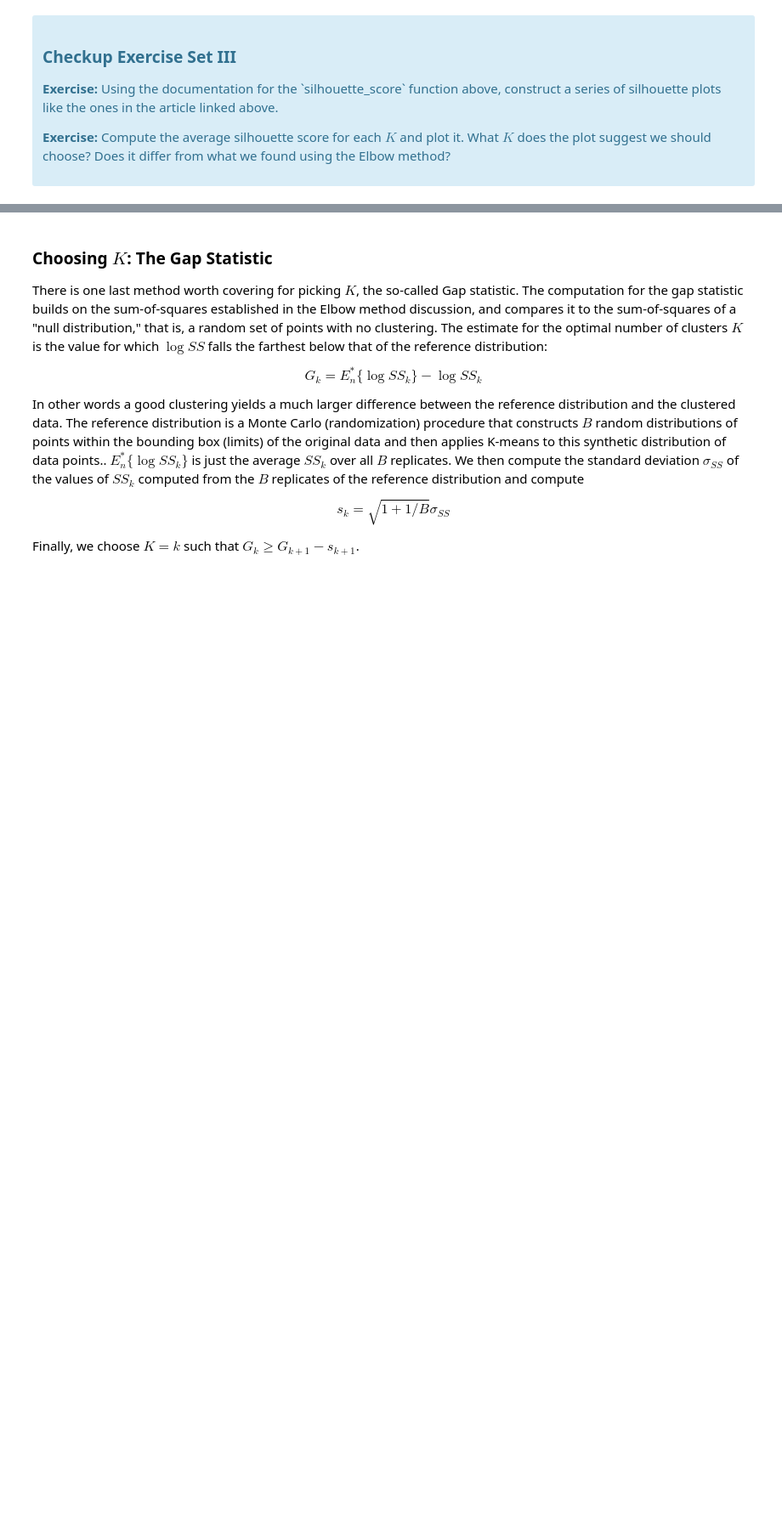
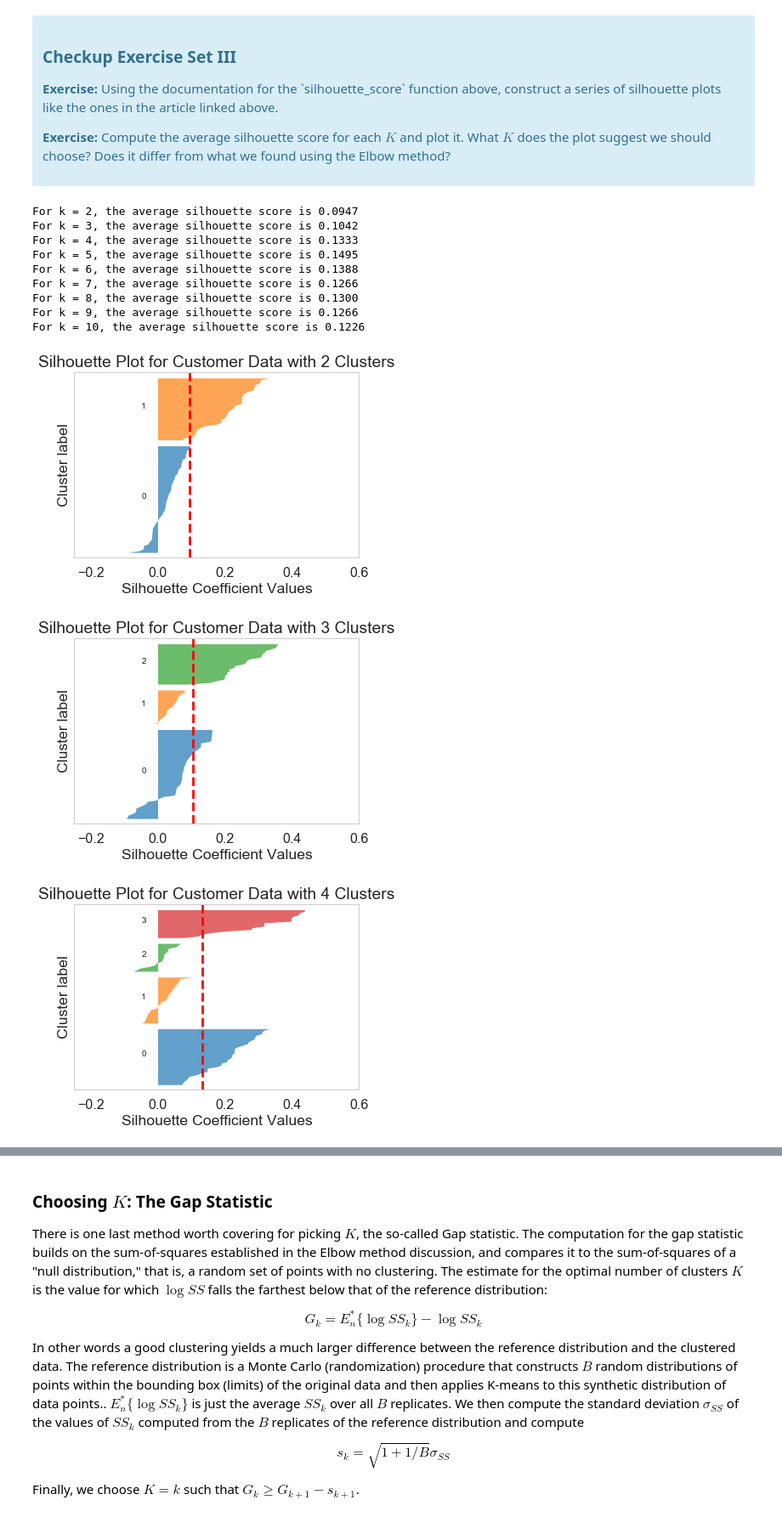
Before and after one commit to karahahn/clustering-customer-segmentation, a Jupyter notebook: Mini_Project_Clustering.ipynb, the cells around one changed output, grey strips where cells are left out. Shown at 85% size. Saved outputs shown, nothing was run; the diff lists cells and outputs as text; code cells hidden in the pictures; blank space fills up the shorter version.

```diff
--- a/Mini_Project_Clustering.ipynb
+++ b/Mini_Project_Clustering.ipynb
@@ -187,0 +188,71 @@ Fortunately, scikit-learn provides a function to compute this for us (phew!) cal
+# %%
+# your turn
+from sklearn.metrics import silhouette_score, silhouette_samples
+import matplotlib.cm as cm
+
+#fig = plt.figure()
+for k in k_range:
+
+    # build the KMeans model and obtain cluster labels
+
+    # a random state of 5 is used for consistency with the above results
+    clusterer = KMeans(n_clusters = k, random_state = 5)
+    cluster_labels = clusterer.fit_predict(x_cols)
+
+    # get silhouette score and print result
+    silhouette_avg = silhouette_score(x_cols, cluster_labels)
+    print("For k = %.0f, the average silhouette score is %.4f" % (k, silhouette_avg))
+
+    # get silhouette scores for each observation
+    obs_silhouette = silhouette_samples(x_cols, cluster_labels)
+
+    # build graphs for the distances in each cluster
+
+    # build framework for graphs
+    fig,ax = plt.subplots(1,1)
+    #ax = fig.add_subplot(3,3,k-1)
+    ax.set_xlim([-0.25, 0.6])
+    ax.set_ylim([0, len(x_cols) + (k + 1) * 2.5])
+
+    # build graphs by building data
+
+    y_lower = 2.5                                              # starting lower bound; will be updated as the graph is built
+    for i in range(k):
+        # obtain and sort data for graphing
+        cluster_silhouette_vals = obs_silhouette[cluster_labels == i] # cluster-specific silhouette values for graphing
+        cluster_silhouette_vals.sort()                               # sort in default (ascending) order
+
+        # set graph space for the cluster and a color
+        cluster_size = cluster_silhouette_vals.shape[0]              # find out how many obs in the cluster
+        y_upper = y_lower + cluster_size                       # set an upper bound based for the individual cluster
+        #color = cm.spectral(float(i) / k)                      # set a color for the plot of distances in this cluster
+
+        # fill graph with data
+        ax.fill_betweenx(y = np.arange(y_lower, y_upper), x1 = 0, x2 = cluster_silhouette_vals, alpha = 0.7)
+
+        # label axes and set for next cluster
+        ax.text(-0.05, y_lower + 0.5 * cluster_size, str(i))   # label plot areas for cluster
+        y_lower = y_upper + 2.5                                # provide space between plots for each cluster
+
+    # layout griding system for the plot
+    ax.grid(False)                                             # remove grid lines
+    ax.axvline(x = silhouette_avg, color = "red", linestyle = "--")  # add a line for silhouette average
+    ax.set_yticks([])                                          # remove y ticks
+
+    # add figure labels
+    ax.set_title("Silhouette Plot for Customer Data with %.0f Clusters" % k)
+    ax.set_ylabel("Cluster label")
+    ax.set_xlabel("Silhouette Coefficient Values")
+# %% [output]
+For k = 2, the average silhouette score is 0.0947
+For k = 3, the average silhouette score is 0.1042
+For k = 4, the average silhouette score is 0.1333
+For k = 5, the average silhouette score is 0.1495
+For k = 6, the average silhouette score is 0.1388
+For k = 7, the average silhouette score is 0.1266
+For k = 8, the average silhouette score is 0.1300
+For k = 9, the average silhouette score is 0.1266
+For k = 10, the average silhouette score is 0.1226
+[figure, added]
+[figure, added]
+[figure, added]
```
Also changed, not shown: parts of 30 cells of this notebook.
